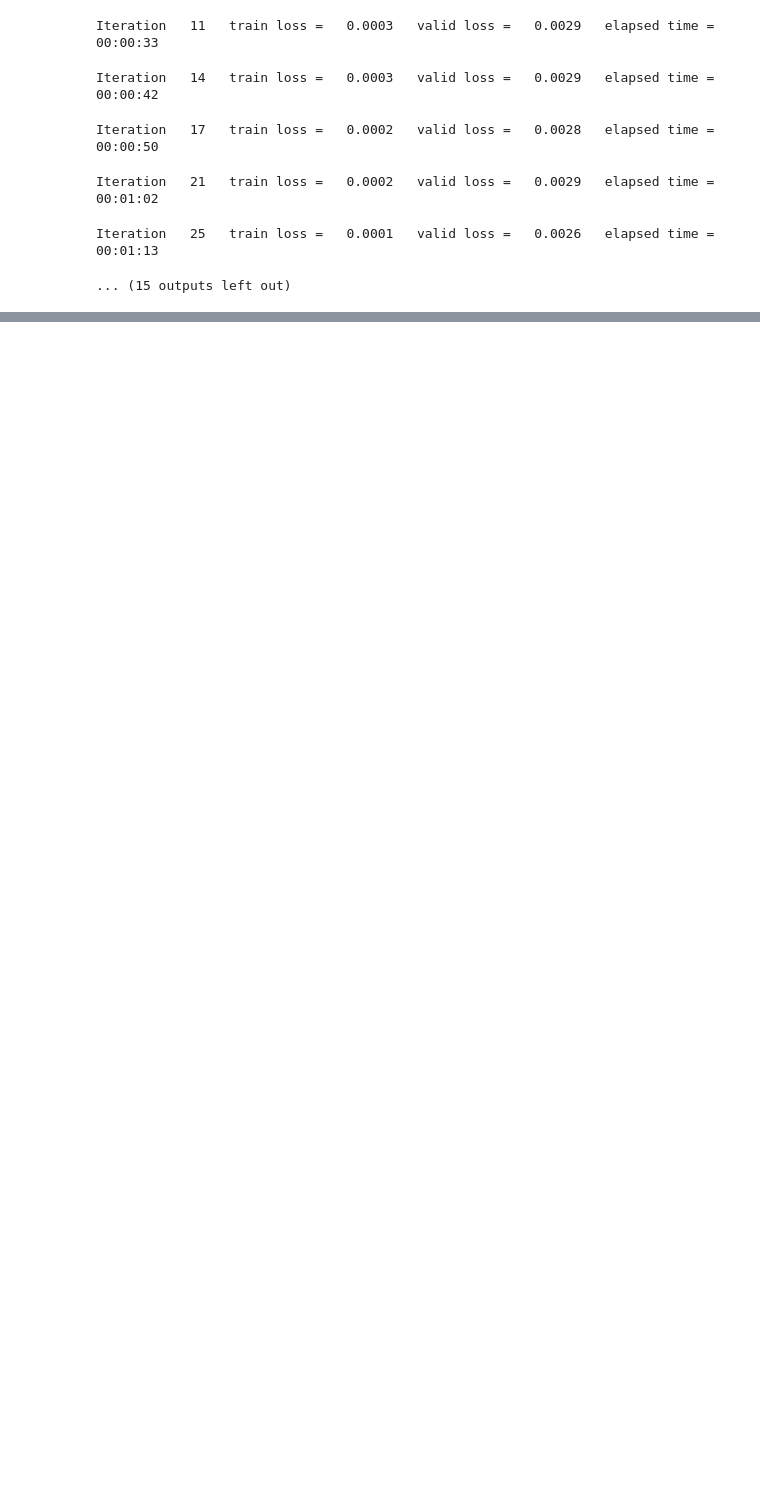
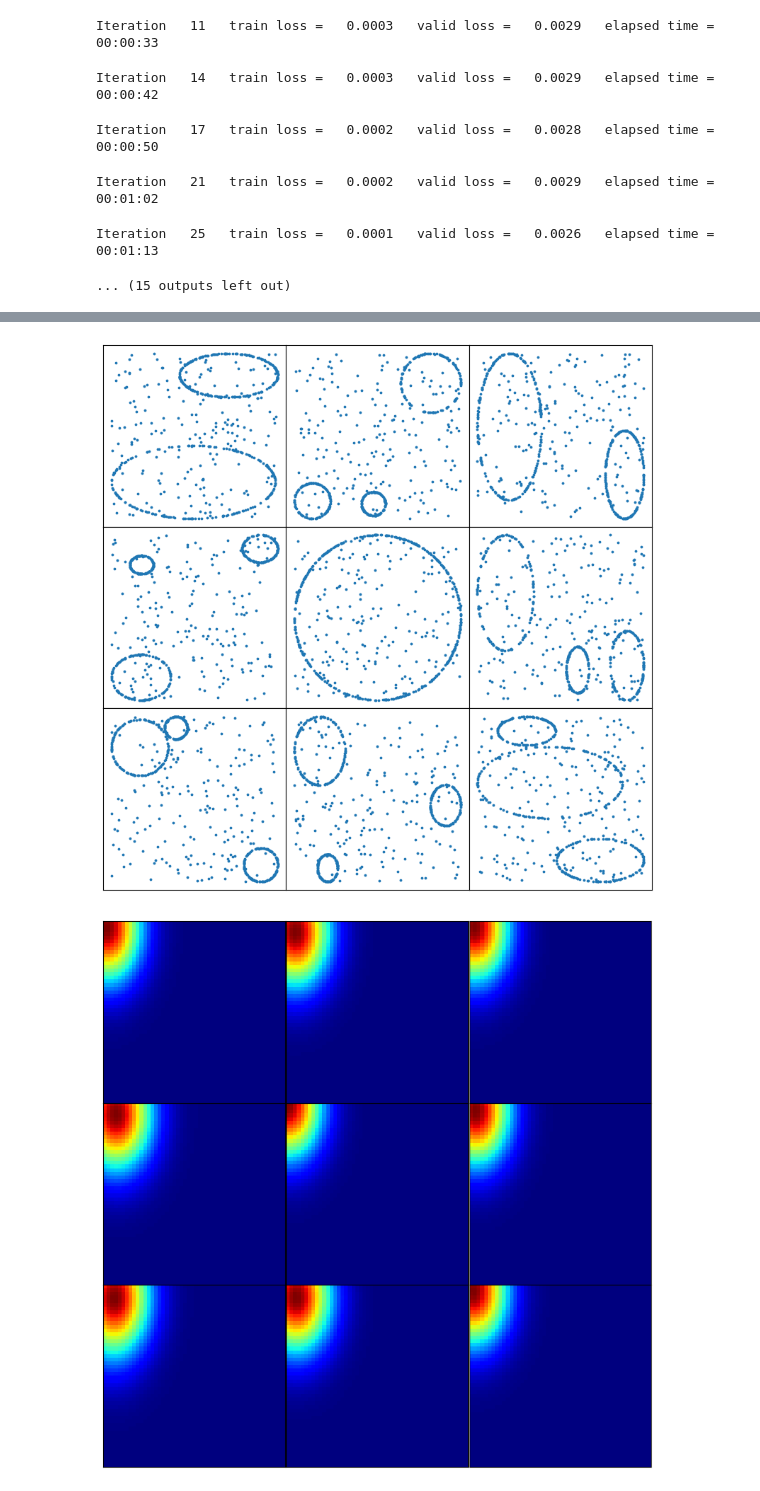
Before and after one commit to SabariKumar/ripsnet-torch-init, a Jupyter notebook: RipsNetTutorial.ipynb, the cells around one changed output, grey strips where cells are left out. Drawn from its saved outputs; the diff is of its cells as text; code cells hidden in the pictures; blank space fills up the shorter version.

```diff
--- a/RipsNetTutorial.ipynb
+++ b/RipsNetTutorial.ipynb
@@ -332,0 +378,35 @@ noisy_PI_prediction = model_PI.predict(tf_noisy_data_test)
+# %%
+fig = plt.figure(figsize=(10, 10))
+gs = gridspec.GridSpec(3, 3, width_ratios=[1,1,1], wspace=0.0, hspace=0.0)
+for i in range(3):
+    for j in range(3):
+        ax = plt.subplot(gs[i,j])
+        ax.scatter(noisy_data_test[3*i+j,:,0], noisy_data_test[3*i+j,:,1], s=3)
+        plt.xticks([])
+        plt.yticks([])
+plt.savefig('noisy_gudhi_pc.png', bbox_inches='tight')
+
+fig = plt.figure(figsize=(10, 10))
+gs = gridspec.GridSpec(3, 3, width_ratios=[1,1,1], wspace=0.0, hspace=0.0)
+for i in range(3):
+    for j in range(3):
+        ax = plt.subplot(gs[i,j])
+        ax.imshow(np.reshape(noisy_PI_test[3*i+j], [50,50]), cmap='jet')
+        plt.xticks([])
+        plt.yticks([])
+        #plt.colorbar()
+plt.savefig('noisy_gudhi_pi.png', bbox_inches='tight')
+
+fig = plt.figure(figsize=(10, 10))
+gs = gridspec.GridSpec(3, 3, width_ratios=[1,1,1], wspace=0.0, hspace=0.0)
+for i in range(3):
+    for j in range(3):
+        ax = plt.subplot(gs[i,j])
+        ax.imshow(np.reshape(noisy_PI_prediction[3*i+j], [50,50]), cmap='jet')
+        plt.xticks([])
+        plt.yticks([])
+        #plt.colorbar()
+plt.savefig('noisy_ripsnet_pi.png', bbox_inches='tight')
+# %% [output]
+[figure, added]
+[figure, added]
```
Also changed, not shown: parts of 8 cells of this notebook.
